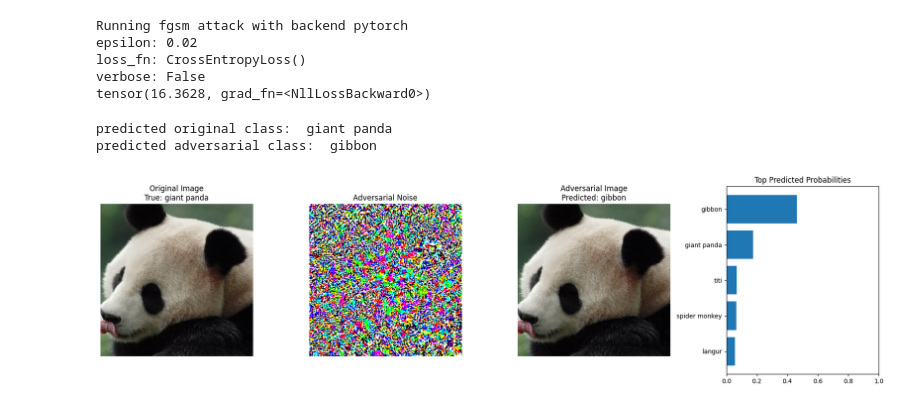
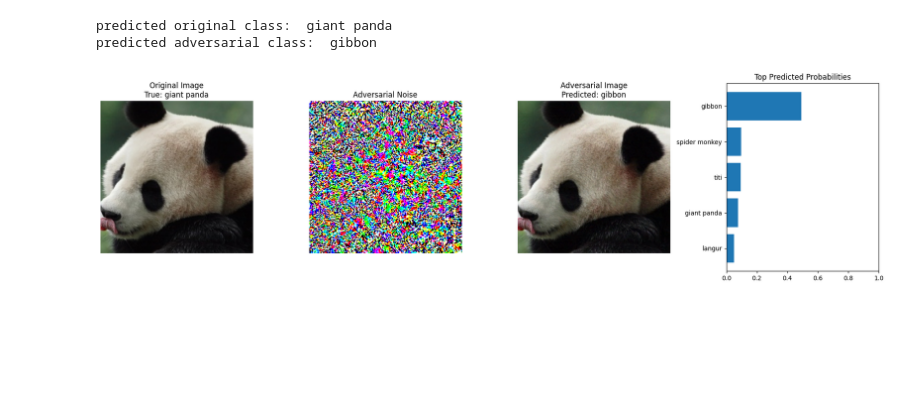
Before and after one commit to isaadbashir/adverserial-noise, a Jupyter notebook: examples/adverserial_fgsm.ipynb, the cells around one changed output. Saved outputs shown, nothing was run; the diff lists cells and outputs as text; code cells hidden in the pictures; blank space fills up the shorter version.

```diff
--- a/examples/adverserial_fgsm.ipynb
+++ b/examples/adverserial_fgsm.ipynb
@@ -26,7 +29,7 @@ img_path = "panda.jpg"
 img = utils.read_image(img_path)
 # %%
 img_tensor = utils.image_to_tensor(
-    img, size=(224, 224), backend=BackendType.PYTORCH
+    img, size=(224, 224), backend=BackendTypes.PYTORCH
 ).to(device)
 
 target_class_index = torch.tensor([368], device=device)
@@ -37,18 +40,12 @@ adv_tensor, noise_tensor = adversarial_attack.run_attack(
     model=model,
     inputs=img_tensor,
     targets=target_class_index,
-    attack_type=AttackType.FGSM,
+    attack_type=AttackTypes.FGSM,
     loss_fn=torch.nn.CrossEntropyLoss(reduction="sum"),
 )
-# %% [output]
-Running fgsm attack with backend pytorch
-epsilon: 0.02
-loss_fn: CrossEntropyLoss()
-verbose: False
-tensor(16.3628, grad_fn=<NllLossBackward0>)
 # %%
-probs_orig = utils.get_pred_probs(model, img_tensor, backend=BackendType.PYTORCH)
-probs_adv = utils.get_pred_probs(model, adv_tensor, backend=BackendType.PYTORCH)
+probs_orig = utils.get_pred_probs(model, img_tensor, backend=BackendTypes.PYTORCH)
+probs_adv = utils.get_pred_probs(model, adv_tensor, backend=BackendTypes.PYTORCH)
 
 pred_class_orig = np.argmax(probs_orig)
 pred_class_adv = np.argmax(probs_adv)
@@ -63,13 +60,13 @@ predicted adversarial class:  gibbon
 # %%
 utils.visualize_attack(
     original=img_tensor,
     adversarial=adv_tensor,
     noise=noise_tensor,
     probs=probs_adv,
     predicted_class=class_names[pred_class_adv],
     true_class=class_names[pred_class_orig],
     class_names=class_names,
-    backend=BackendType.PYTORCH,
+    backend=BackendTypes.PYTORCH,
 )
 # %% [output]
-[figure, old version]
+[figure, new version]
```
Also changed, not shown: parts of 2 cells of this notebook, 2 other files.
